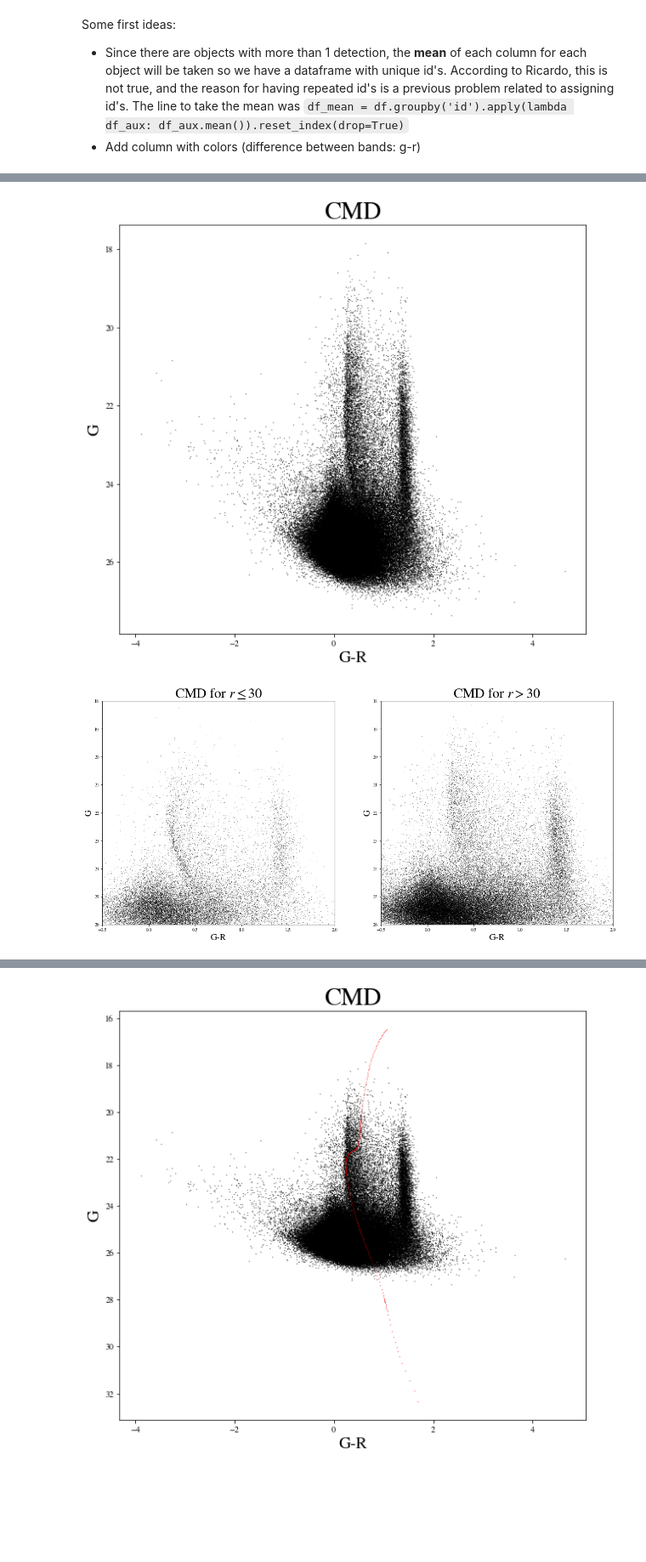
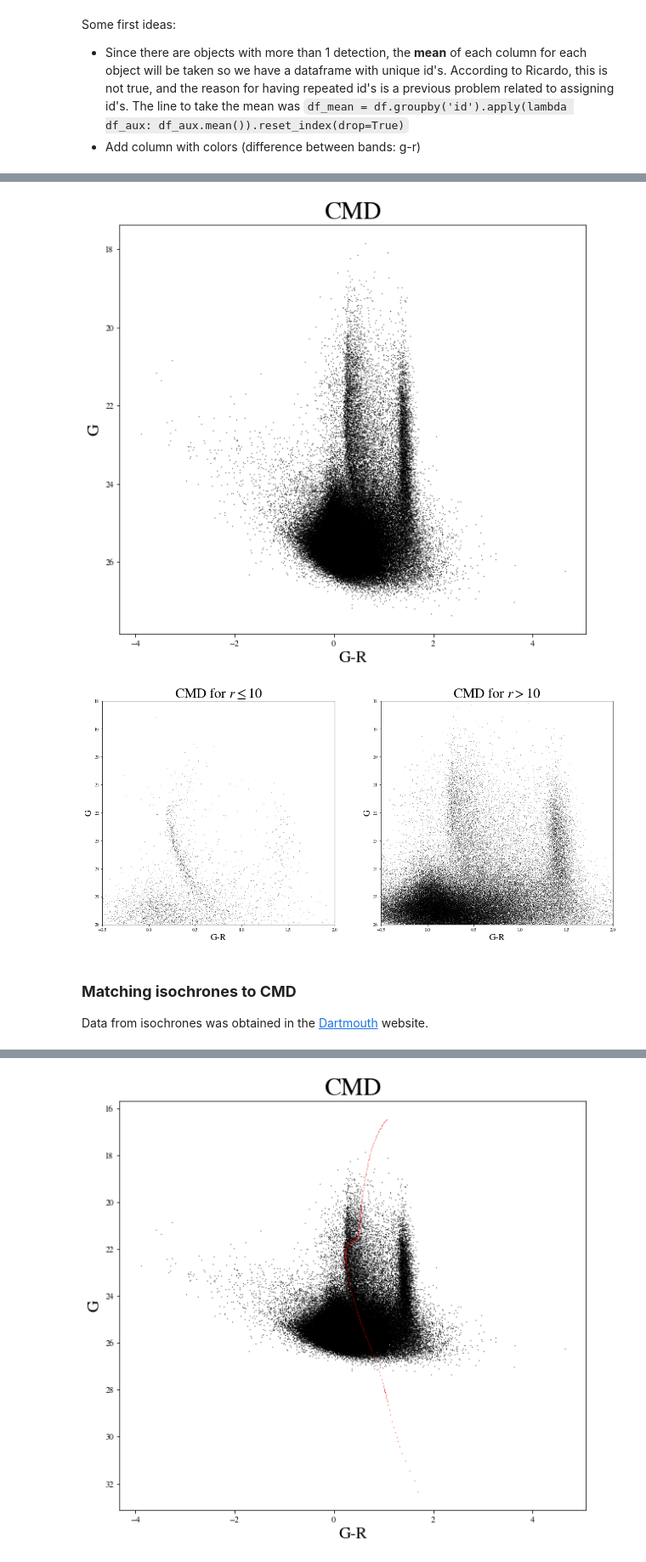
Before and after one commit to vPedreros/MW_Satellites, a Jupyter notebook: MW_satellites_nb.ipynb, the cells around one changed output, grey strips where cells are left out. Shown at 85% size. Drawn from its saved outputs; the diff is of its cells as text; code cells hidden in the pictures; blank space fills up the shorter version.

```diff
--- a/MW_satellites_nb.ipynb
+++ b/MW_satellites_nb.ipynb
@@ -151,10 +159,13 @@ df_filtered
-# %%
-plot_cmd(df_filtered)
-# %% [output]
-[figure, removed]
 # %%
-r_inner = 30
+r_inner = 10
+
+plot_cmd(df_filtered)
 plot_cmd_radius(df_filtered, r_inner)
 # %% [output]
-[figure, old version]
+[figure, new version]
+[figure, added]
+# %% [markdown]
+### **Matching isochrones to CMD**
+
+Data from isochrones was obtained in the [Dartmouth](http://stellar.dartmouth.edu/models/isolf_new.html) website.
 # %%
```
Also changed, not shown: parts of 23 cells of this notebook.
